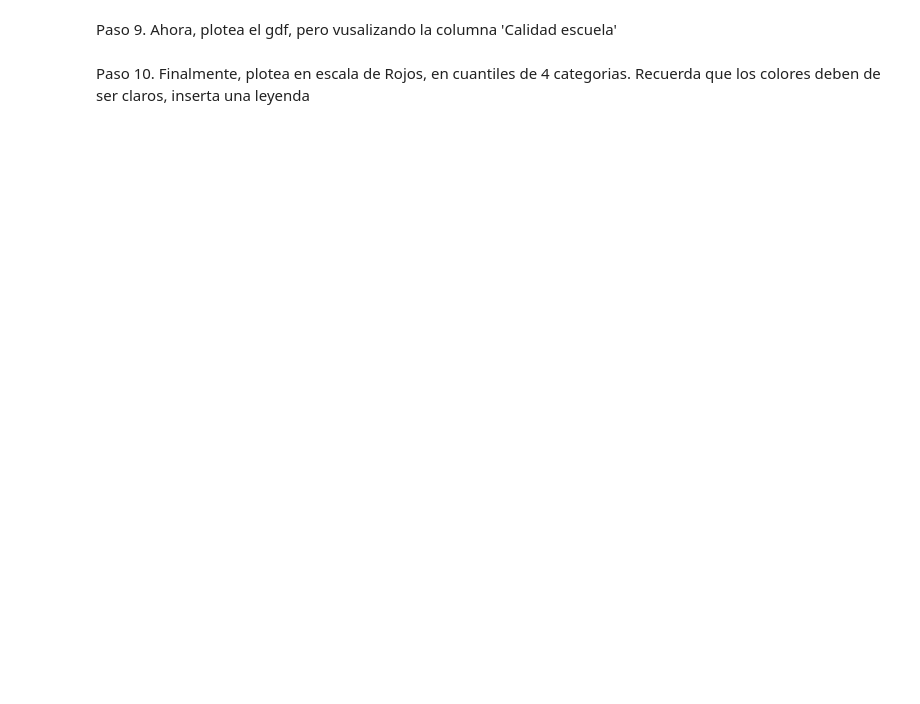
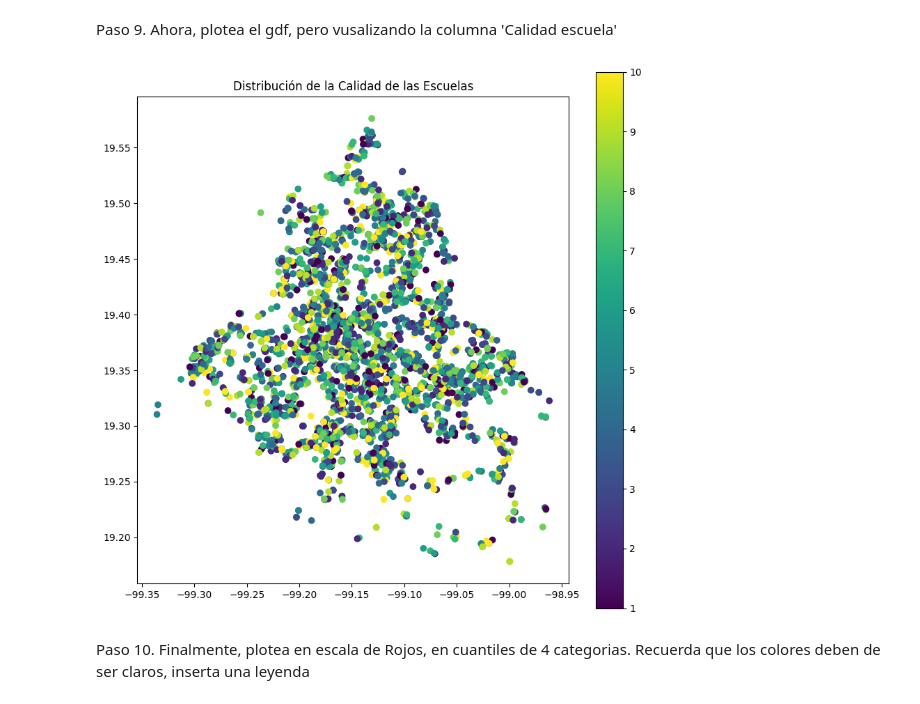
Before and after one commit to MiguelMonr/Geo_Pandas, a Jupyter notebook: ejecutables/JupyterNotebooks/tarea/tarea.ipynb, the cells around one changed output. Cells and saved outputs as stored; diff of their text form; code cells hidden in the pictures; blank space fills up the shorter version.

```diff
--- a/ejecutables/JupyterNotebooks/tarea/tarea.ipynb
+++ b/ejecutables/JupyterNotebooks/tarea/tarea.ipynb
@@ -23,3 +144,6 @@ El paso anterior guardalo como una capa y graficalo en conjunto a la grafica del
 # %% [markdown]
 Paso 8. Crea una nueva columna en el gdf inicial llamada 'Calidad_escuela' que imprima un numero aleatorio entre 1 y 10.
 Imprime el gdf
+# %%
+gdf['Calidad_escuela'] = np.random.randint(1, 11, size=len(gdf))
+gdf
@@ -26,5 +164,12 @@ Imprime el gdf
 # %% [markdown]
 Paso 9. Ahora, plotea el gdf, pero vusalizando la columna 'Calidad escuela'
+# %%
+
+gdf.plot(column='Calidad_escuela', cmap='viridis', legend=True, figsize=(10, 10))
+plt.title('Distribución de la Calidad de las Escuelas')
+plt.show()
+# %% [output]
+[figure, added]
 # %% [markdown]
 Paso 10. Finalmente, plotea en escala de Rojos, en cuantiles de 4 categorias.
 Recuerda que los colores deben de ser claros, inserta una leyenda
```
Also changed, not shown: parts of 11 cells of this notebook.
